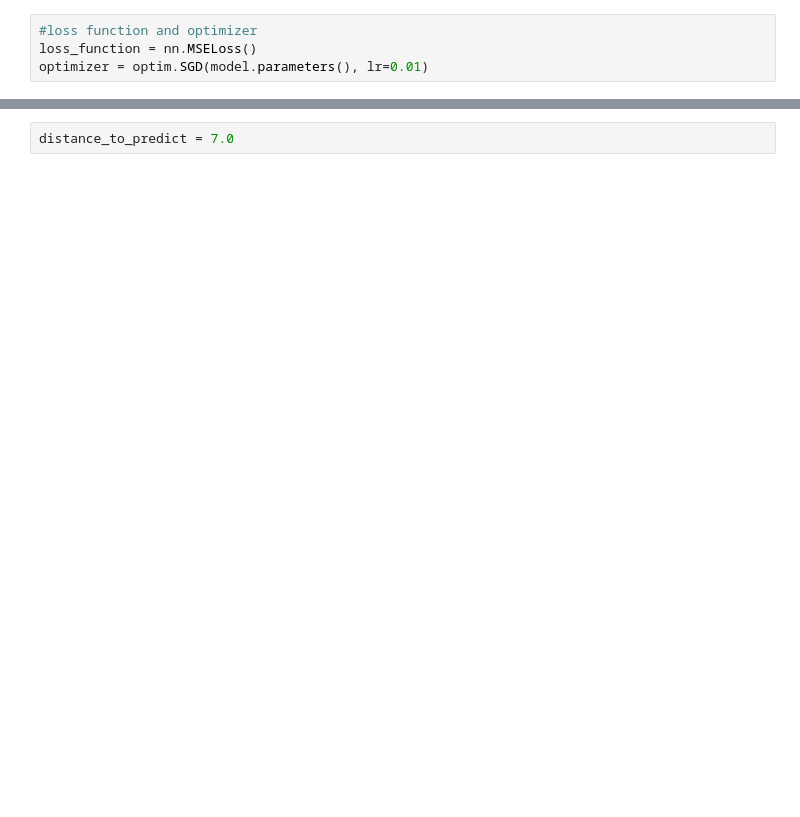
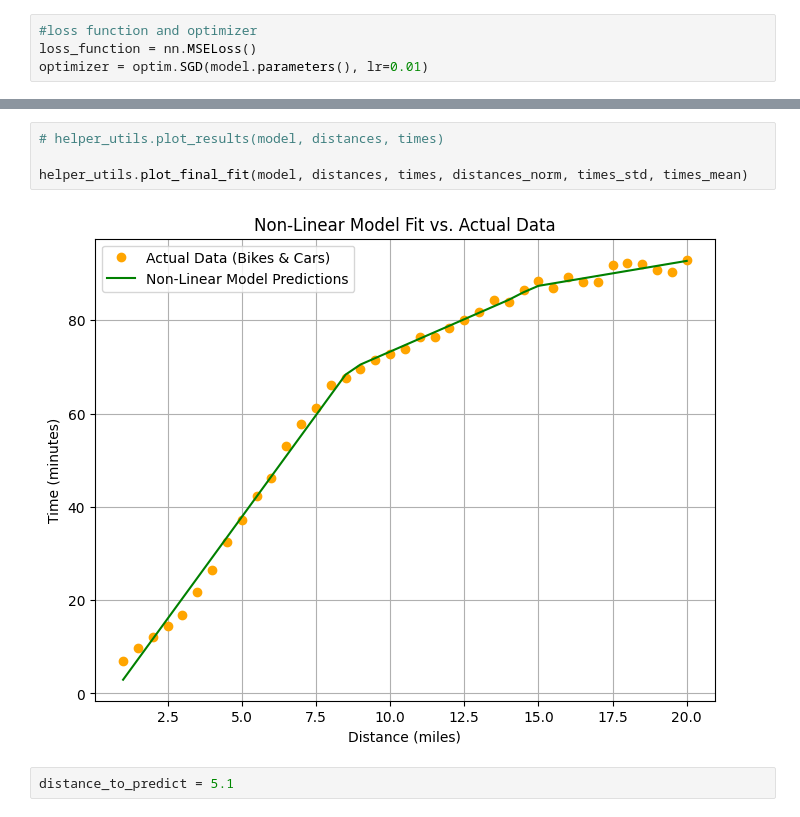
Before and after one commit to Aniket2812/delivery-time-prediction, a Jupyter notebook: delivery_time_prediction.ipynb, the cells around one changed output, grey strips where cells are left out. Cells and saved outputs as stored; diff of their text form; blank space fills up the shorter version.

```diff
--- a/delivery_time_prediction.ipynb
+++ b/delivery_time_prediction.ipynb
@@ -52,3 +94,9 @@ helper_utils.plot_results(model, distances, times)
-# %%
-distance_to_predict = 7.0
+# %%
+# helper_utils.plot_results(model, distances, times)
+
+helper_utils.plot_final_fit(model, distances, times, distances_norm, times_std, times_mean)
+# %% [output]
+[figure, added]
+# %%
+distance_to_predict = 5.1
 # %%
```
Also changed, not shown: parts of 11 cells of this notebook.
